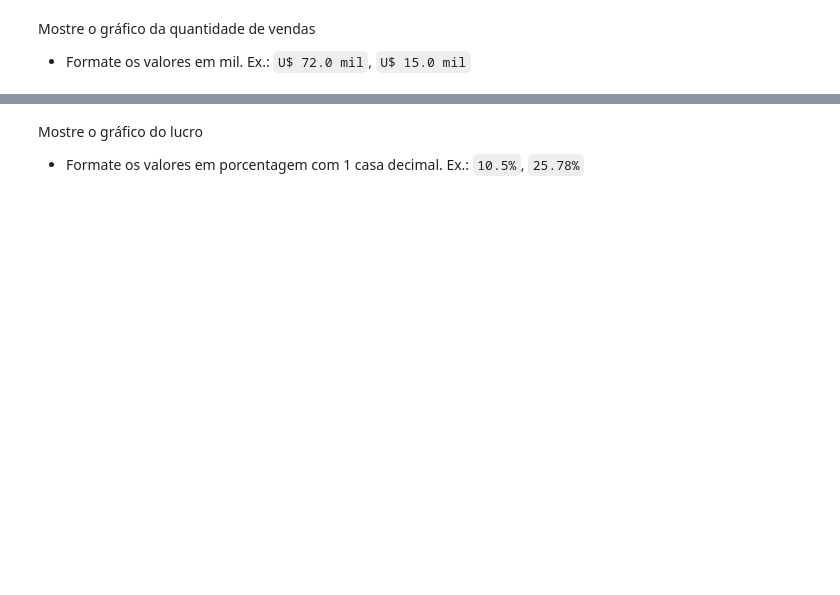
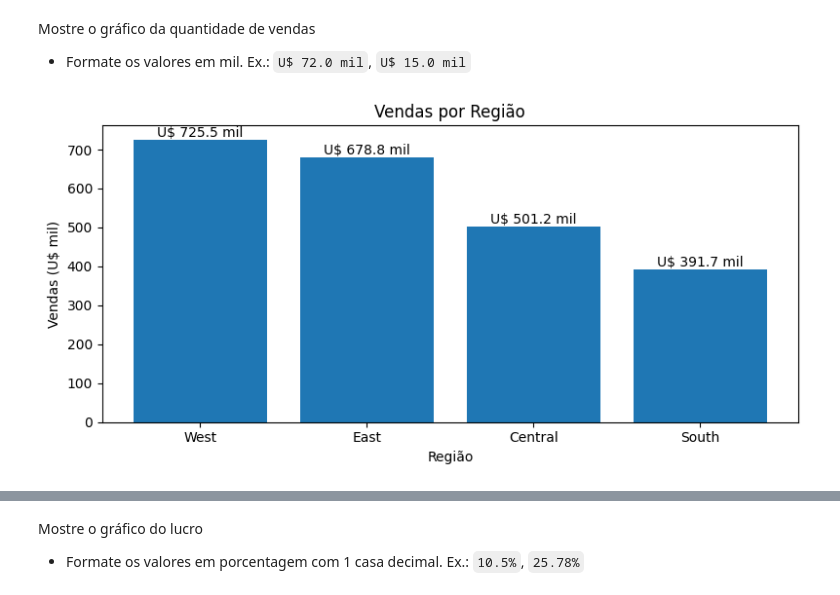
Before and after one commit to Guilherme-Prad/Simulador-de-decisoes, a Jupyter notebook: [Nome_1_e_Nome_2]_Projeto_A3_Matemática_Computacional_P2.ipynb, the cells around one changed output, grey strips where cells are left out. Saved outputs shown, nothing was run; the diff lists cells and outputs as text; code cells hidden in the pictures; blank space fills up the shorter version.

```diff
--- a/[Nome_1_e_Nome_2]_Projeto_A3_Matemática_Computacional_P2.ipynb
+++ b/[Nome_1_e_Nome_2]_Projeto_A3_Matemática_Computacional_P2.ipynb
@@ -271,3 +281,9 @@ Converta as quantidades de vendas em mil. Ex.: `U$ 836.2 mil`, `U$ 742.0 mil`, `
 **Margem de lucro** = lucro ÷ vendas × 100
 
 Pergunta 3 = 4 pontos
+# %%
+dados_regiao = df.groupby('regiao')[['vendas', 'lucro']].sum().reset_index()
+# %%
+dados_regiao['margem_lucro'] = (
+    dados_regiao['lucro'] / dados_regiao['vendas'] * 100
+)
@@ -282,5 +300,21 @@ Pergunta 3 = 4 pontos
 # %% [markdown]
 Mostre o gráfico da quantidade de vendas
 - Formate os valores em mil. Ex.: `U$ 72.0 mil`, `U$ 15.0 mil`
+# %%
+ig, ax = plt.subplots(figsize=(8, 4))
+
+dados_regiao = dados_regiao.sort_values(by='vendas', ascending=False)
+
+bars = ax.bar(dados_regiao['regiao'], dados_regiao['vendas'] / 1000)
+
+ax.set_xlabel('Região')
+ax.set_ylabel('Vendas (U$ mil)')
+ax.set_title('Vendas por Região')
+ax.bar_label(bars, fmt=lambda x: f'U$ {x:.1f} mil')
+
+plt.tight_layout()
+plt.show()
+# %% [output]
+[figure, added]
 # %%
 # Código aqui para saída ser igual mostrado abaixo
```
Also changed, not shown: parts of 39 cells of this notebook.
